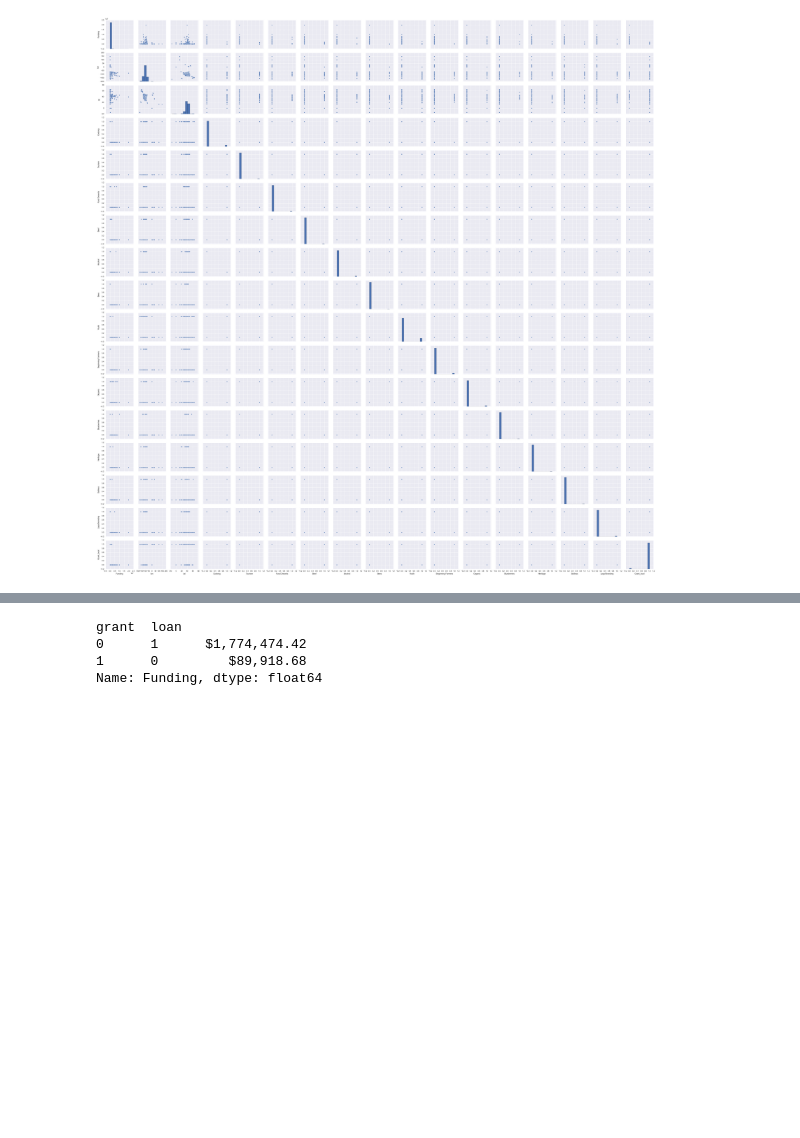
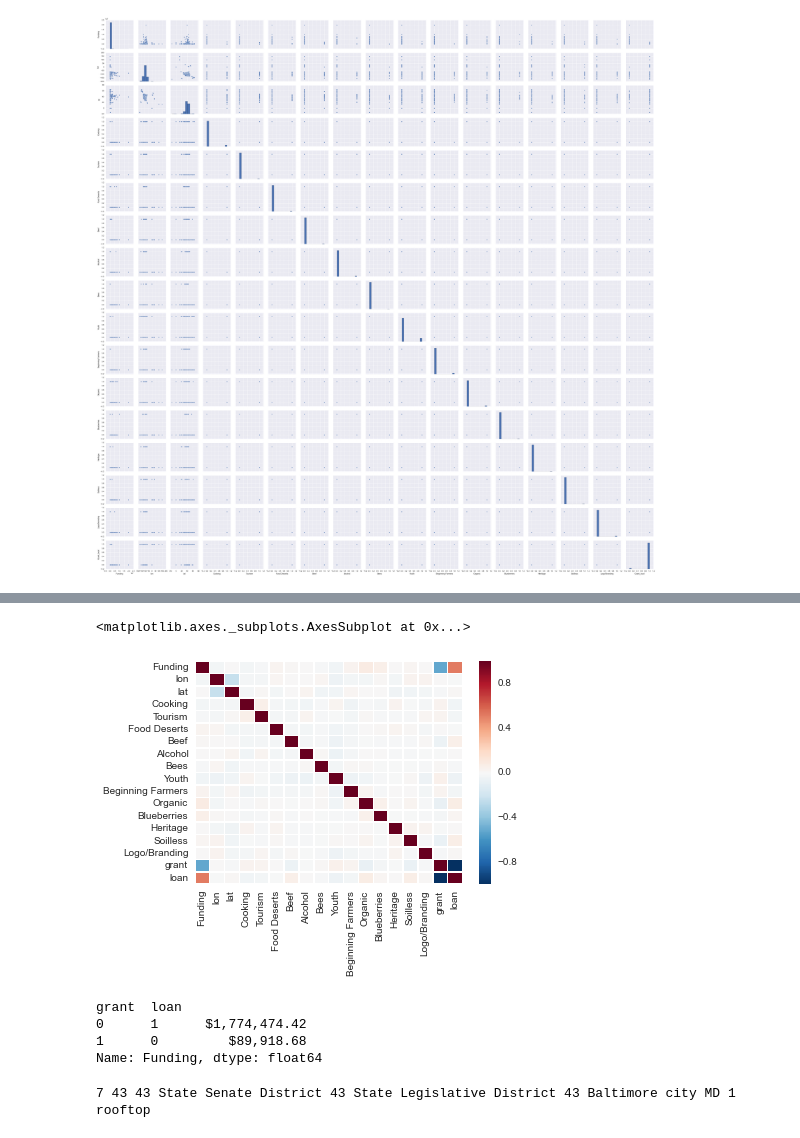
Before and after one commit to mroswell/know-your-farmer-analysis, a Jupyter notebook: KYF-analysis.ipynb, the cells around one changed output, grey strips where cells are left out. Saved outputs shown, nothing was run; the diff lists cells and outputs as text; code cells hidden in the pictures; blank space fills up the shorter version.

```diff
--- a/KYF-analysis.ipynb
+++ b/KYF-analysis.ipynb
@@ -153 +150,7 @@ sns.heatmap(kyf2.corr())
+# %%
+corr = kyf2.corr()
+sns.heatmap(corr, linewidths= 0.25)
+# %% [output]
+<matplotlib.axes._subplots.AxesSubplot at 0x...>
+[figure, added]
 # %%
@@ -167,15 +172,24 @@ locations
 # %%
 withdistricts= client.geocode("3443 Guilford Terrace, Baltimore, MD 21218", fields=["cd", "stateleg"])
 # geo2.lookups
-fields = withdistricts.values()[1][0]['fields']
+results = withdistricts.values()[1][0]
+fields = results['fields']
 cd = fields['congressional_district']['district_number']
+su = fields['state_legislative_districts']['senate']['district_number']
 sl = fields['state_legislative_districts']['house']['district_number']
-su = fields['state_legislative_districts']['senate']['district_number']
-cty =
+su_name = fields['state_legislative_districts']['senate']['name']
+sl_name = fields['state_legislative_districts']['house']['name']
+cty = results['address_components']['county']
+state = results['address_components']['state']
+accuracy = results['accuracy']
+accuracy_type = results['accuracy_type']
 # withdistricts.accuracy
 # withdistricts.values()
 # # withdistricts.fields
 withdistricts.values()
+print cd, su, sl, su_name, sl_name, cty, state, accuracy, accuracy_type
+# %% [output]
+7 43 43 State Senate District 43 State Legislative District 43 Baltimore city MD 1 rooftop
 # %%
 locations['coords']=tuple(zip(locations.lat, locations.lon))
 locations['coords'].tolist()
```
Also changed, not shown: parts of 7 cells of this notebook.
